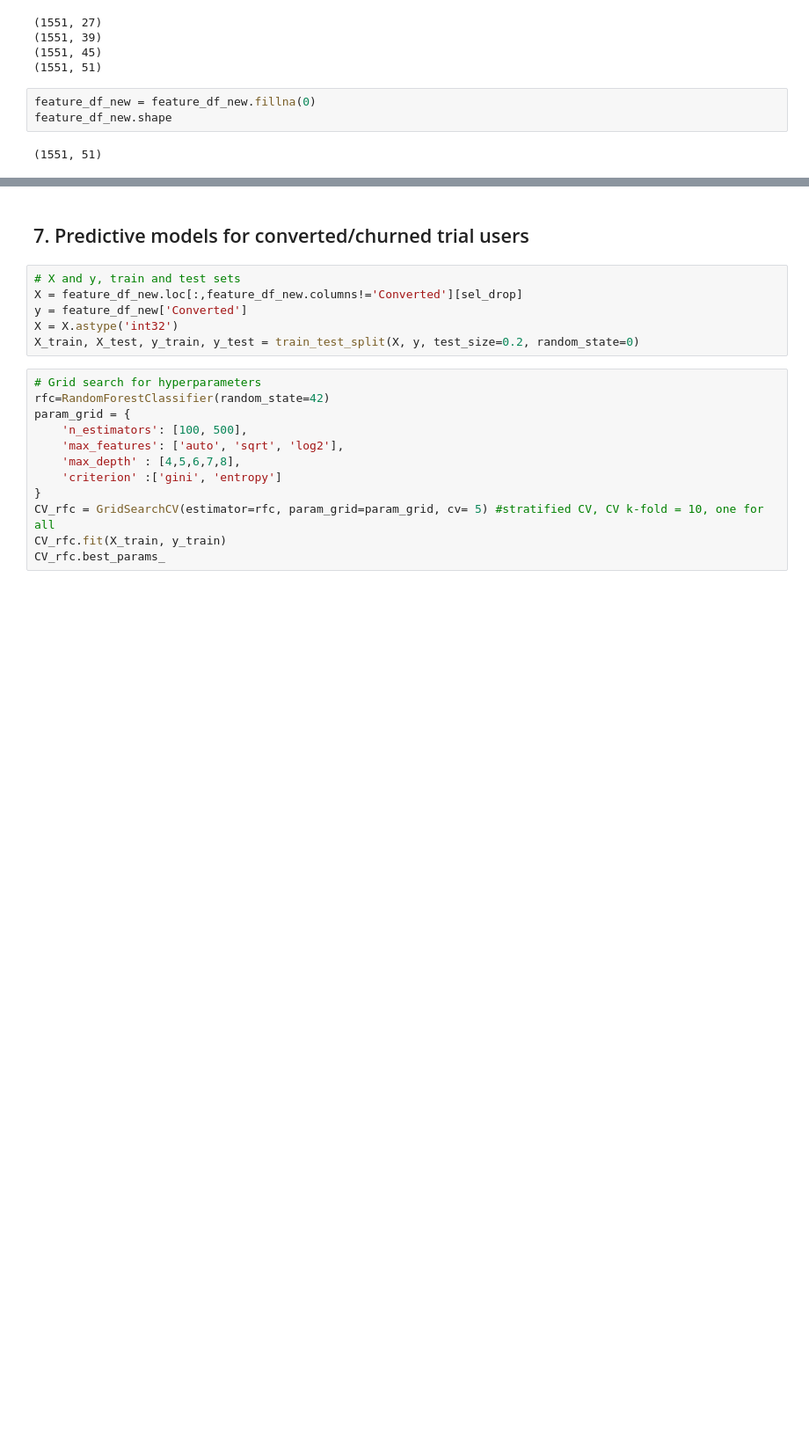
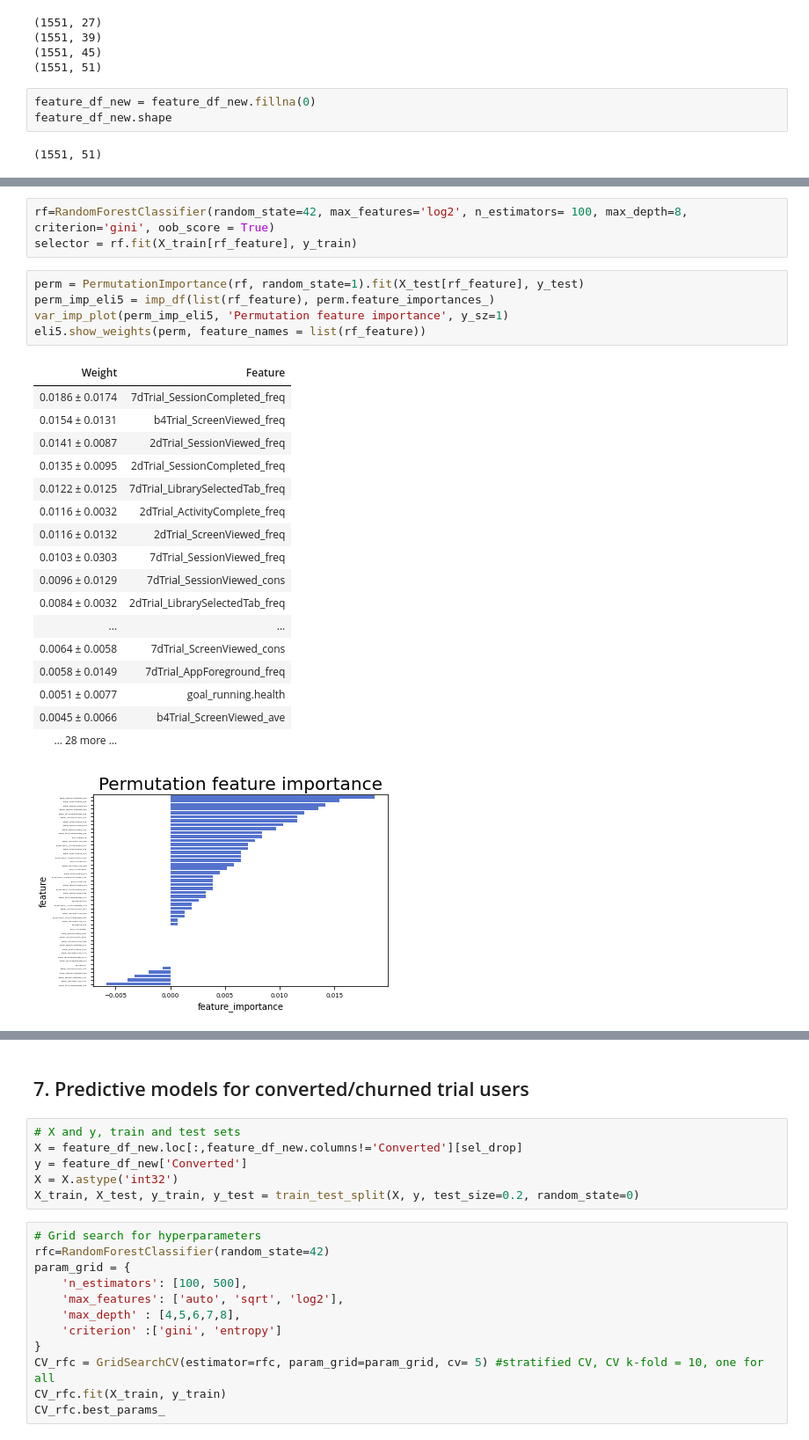
Before and after one commit to mpham93/Keep_Running, a Jupyter notebook: notebooks/Trial_Users.ipynb, the cells around one changed output, grey strips where cells are left out. Shown at 88% size. Saved outputs shown, nothing was run; the diff lists cells and outputs as text; blank space fills up the shorter version.

```diff
--- a/notebooks/Trial_Users.ipynb
+++ b/notebooks/Trial_Users.ipynb
@@ -216,0 +337,27 @@ feature_df_new.shape
+# %%
+rf=RandomForestClassifier(random_state=42, max_features='log2', n_estimators= 100, max_depth=8, criterion='gini', oob_score = True)
+selector = rf.fit(X_train[rf_feature], y_train)
+# %%
+perm = PermutationImportance(rf, random_state=1).fit(X_test[rf_feature], y_test)
+perm_imp_eli5 = imp_df(list(rf_feature), perm.feature_importances_)
+var_imp_plot(perm_imp_eli5, 'Permutation feature importance', y_sz=1)
+eli5.show_weights(perm, feature_names = list(rf_feature))
+# %% [output]
+| Weight | Feature |
+| 0.0186 ± 0.0174 | 7dTrial_SessionCompleted_freq |
+| 0.0154 ± 0.0131 | b4Trial_ScreenViewed_freq |
+| 0.0141 ± 0.0087 | 2dTrial_SessionViewed_freq |
+| 0.0135 ± 0.0095 | 2dTrial_SessionCompleted_freq |
+| 0.0122 ± 0.0125 | 7dTrial_LibrarySelectedTab_freq |
+| 0.0116 ± 0.0032 | 2dTrial_ActivityComplete_freq |
+| 0.0116 ± 0.0132 | 2dTrial_ScreenViewed_freq |
+| 0.0103 ± 0.0303 | 7dTrial_SessionViewed_freq |
+| 0.0096 ± 0.0129 | 7dTrial_SessionViewed_cons |
+| 0.0084 ± 0.0032 | 2dTrial_LibrarySelectedTab_freq |
+| ... | ... |
+| 0.0064 ± 0.0058 | 7dTrial_ScreenViewed_cons |
+| 0.0058 ± 0.0149 | 7dTrial_AppForeground_freq |
+| 0.0051 ± 0.0077 | goal_running.health |
+| 0.0045 ± 0.0066 | b4Trial_ScreenViewed_ave |
+| … 28 more … |  |
+[figure, added]
```
Also changed, not shown: parts of 15 cells of this notebook, 1 other file.
